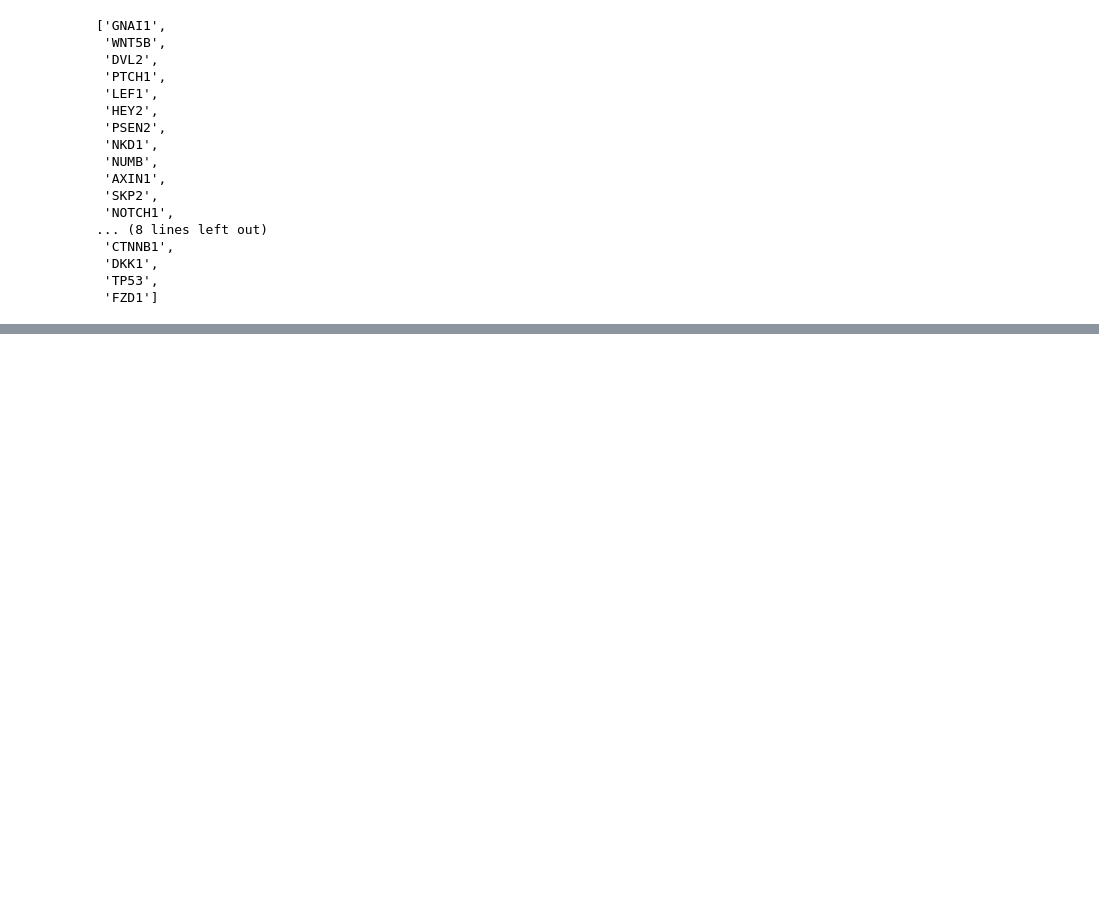
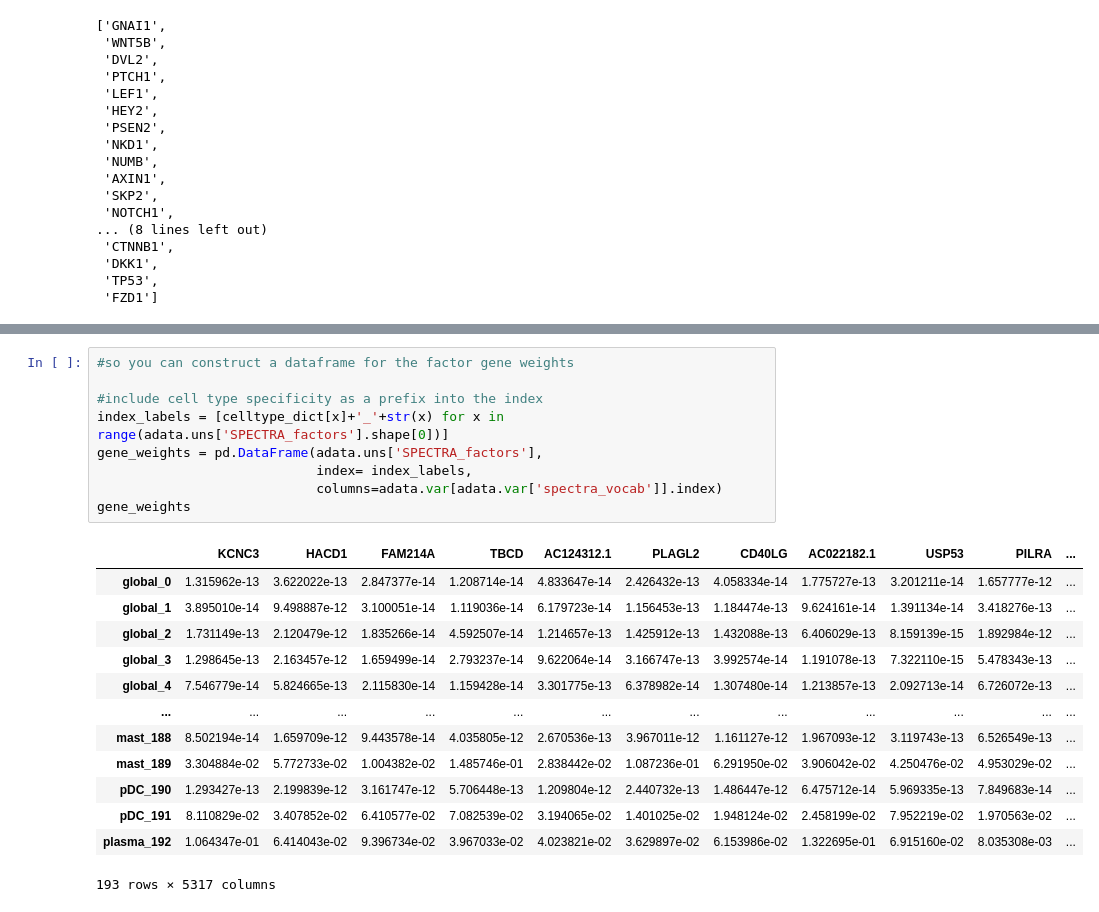
Before and after one commit to dpeerlab/spectra, a Jupyter notebook: notebooks/example_notebook.ipynb, the cells around one changed output, grey strips where cells are left out. Drawn from its saved outputs; the diff is of its cells as text; blank space fills up the shorter version.

```diff
--- a/notebooks/example_notebook.ipynb
+++ b/notebooks/example_notebook.ipynb
@@ -48,0 +385,23 @@ model.save("example_model")
+# %%
+#so you can construct a dataframe for the factor gene weights
+
+#include cell type specificity as a prefix into the index
+index_labels = [celltype_dict[x]+'_'+str(x) for x in range(adata.uns['SPECTRA_factors'].shape[0])]
+gene_weights = pd.DataFrame(adata.uns['SPECTRA_factors'],
+                            index= index_labels,
+                            columns=adata.var[adata.var['spectra_vocab']].index)
+gene_weights
+# %% [output]
+|  | KCNC3 | HACD1 | FAM214A | TBCD | AC124312.1 | PLAGL2 | CD40LG | AC022182.1 | USP53 | PILRA | ... |
+| global_0 | 1.315962e-13 | 3.622022e-13 | 2.847377e-14 | 1.208714e-14 | 4.833647e-14 | 2.426432e-13 | 4.058334e-14 | 1.775727e-13 | 3.201211e-14 | 1.657777e-12 | ... |
+| global_1 | 3.895010e-14 | 9.498887e-12 | 3.100051e-14 | 1.119036e-14 | 6.179723e-14 | 1.156453e-13 | 1.184474e-13 | 9.624161e-14 | 1.391134e-14 | 3.418276e-13 | ... |
+| global_2 | 1.731149e-13 | 2.120479e-12 | 1.835266e-14 | 4.592507e-14 | 1.214657e-13 | 1.425912e-13 | 1.432088e-13 | 6.406029e-13 | 8.159139e-15 | 1.892984e-12 | ... |
+| global_3 | 1.298645e-13 | 2.163457e-12 | 1.659499e-14 | 2.793237e-14 | 9.622064e-14 | 3.166747e-13 | 3.992574e-14 | 1.191078e-13 | 7.322110e-15 | 5.478343e-13 | ... |
+| global_4 | 7.546779e-14 | 5.824665e-13 | 2.115830e-14 | 1.159428e-14 | 3.301775e-13 | 6.378982e-14 | 1.307480e-14 | 1.213857e-13 | 2.092713e-14 | 6.726072e-13 | ... |
+| ... | ... | ... | ... | ... | ... | ... | ... | ... | ... | ... | ... |
+| mast_188 | 8.502194e-14 | 1.659709e-12 | 9.443578e-14 | 4.035805e-12 | 2.670536e-13 | 3.967011e-12 | 1.161127e-12 | 1.967093e-12 | 3.119743e-13 | 6.526549e-13 | ... |
+| mast_189 | 3.304884e-02 | 5.772733e-02 | 1.004382e-02 | 1.485746e-01 | 2.838442e-02 | 1.087236e-01 | 6.291950e-02 | 3.906042e-02 | 4.250476e-02 | 4.953029e-02 | ... |
+| pDC_190 | 1.293427e-13 | 2.199839e-12 | 3.161747e-12 | 5.706448e-13 | 1.209804e-12 | 2.440732e-13 | 1.486447e-12 | 6.475712e-14 | 5.969335e-13 | 7.849683e-14 | ... |
+| pDC_191 | 8.110829e-02 | 3.407852e-02 | 6.410577e-02 | 7.082539e-02 | 3.194065e-02 | 1.401025e-02 | 1.948124e-02 | 2.458199e-02 | 7.952219e-02 | 1.970563e-02 | ... |
+| plasma_192 | 1.064347e-01 | 6.414043e-02 | 9.396734e-02 | 3.967033e-02 | 4.023821e-02 | 3.629897e-02 | 6.153986e-02 | 1.322695e-01 | 6.915160e-02 | 8.035308e-03 | ... |
+193 rows × 5317 columns
```
Also changed, not shown: parts of 37 cells of this notebook, 6 other files.
